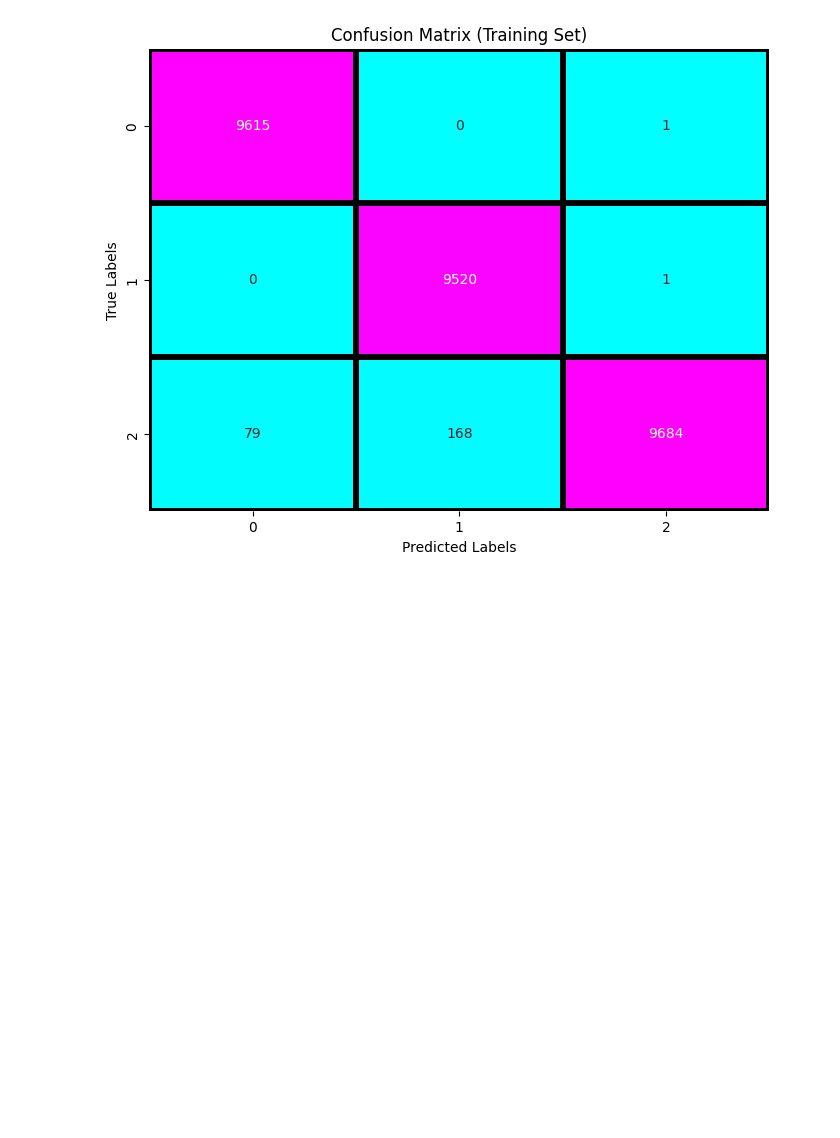
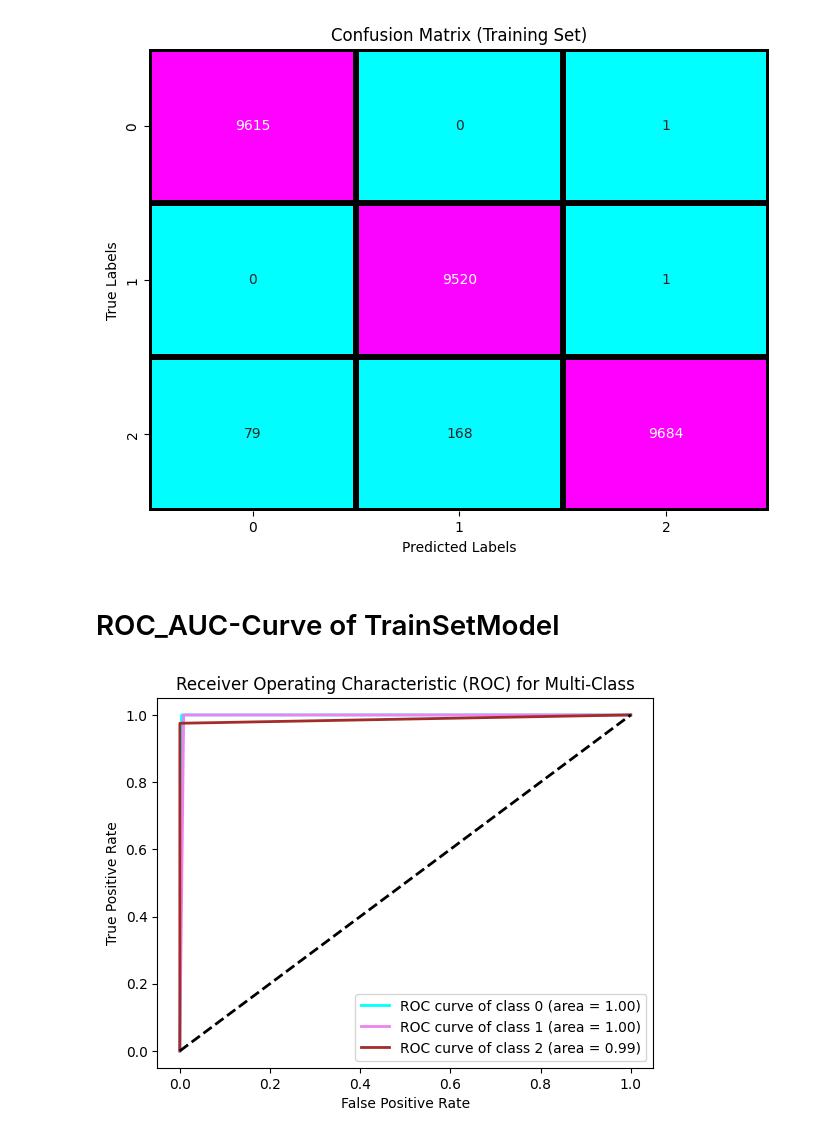
Before and after one commit to souravmanoj/MATCH-RESULT, a Jupyter notebook: Untitled37.ipynb, the cells around one changed output. Cells and saved outputs as stored; diff of their text form; code cells hidden in the pictures; blank space fills up the shorter version.

```diff
--- a/Untitled37.ipynb
+++ b/Untitled37.ipynb
@@ -690,3 +690,45 @@ MtPlot.ylabel("True Labels")  # Y-axis label
 MtPlot.show()
 # %% [output]
 [figure]
+# %% [markdown]
+# ROC_AUC-Curve of TrainSetModel
+# %%
+# Binarizing the true labels for multi-class ROC analysis
+yTrainData_bin = label_binarize(yTrainData, classes=[0, 1, 2])
+# Binarizing the predicted labels for multi-class ROC analysis
+y_Stack_TrainSetPred_bin = label_binarize(y_Stack_TrainSetPred, classes=[0, 1, 2])
+
+# Initializing dictionaries to store false positive rates, true positive rates, and ROC AUC values
+fpr = dict()
+tpr = dict()
+roc_auc = dict()
+n_classes = yTrainData_bin.shape[1]  # Number of classes
+
+# Calculating the ROC curve and AUC for each class
+for i in range(n_classes):
+    fpr[i], tpr[i], _ = roc_curve(yTrainData_bin[:, i], y_Stack_TrainSetPred_bin[:, i])
+    roc_auc[i] = auc(fpr[i], tpr[i])
+
+# Setting up the figure for the ROC curves
+MtPlot.figure()
+lw = 2  # Line width for the curves
+colors = cycle(['aqua', 'violet', 'brown'])  # Colors for the ROC curves
+
+# Plotting the ROC curve for each class
+for i, color in zip(range(n_classes), colors):
+    MtPlot.plot(fpr[i], tpr[i], color=color, lw=lw,
+                label='ROC curve of class {0} (area = {1:0.2f})'
+                      ''.format(i, roc_auc[i]))
+
+# Adding a dashed line representing the chance level
+MtPlot.plot([0, 1], [0, 1], 'k--', lw=lw)
+# Adding labels and title to the plot
+MtPlot.xlabel('False Positive Rate')  # X-axis label
+MtPlot.ylabel('True Positive Rate')  # Y-axis label
+MtPlot.title('Receiver Operating Characteristic (ROC) for Multi-Class')  # Title of the plot
+# Adding the legend for the plot
+MtPlot.legend(loc="lower right")
+# Displaying the ROC curves
+MtPlot.show()
+# %% [output]
+[figure, added]
```
